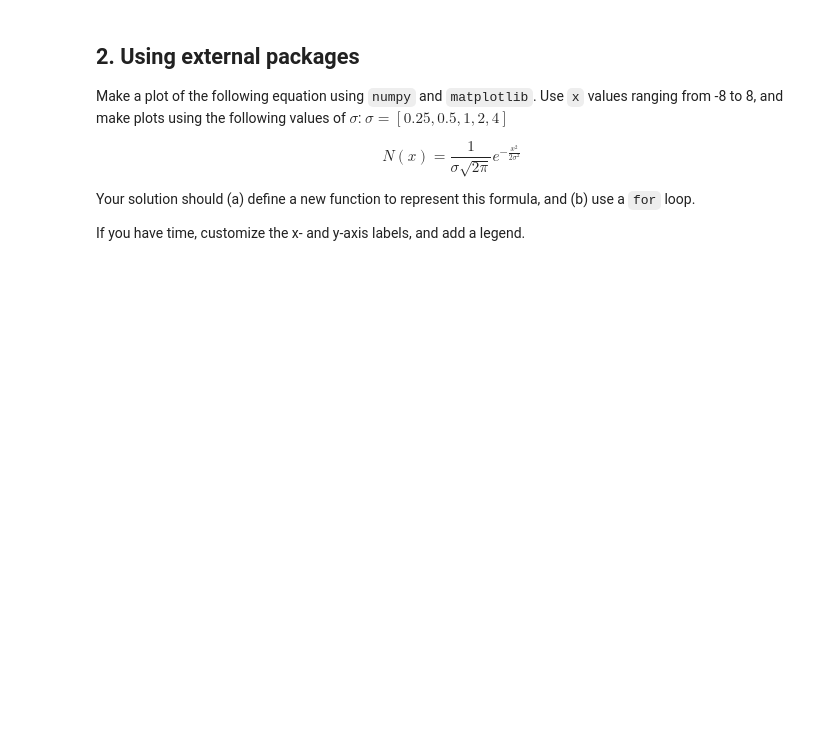
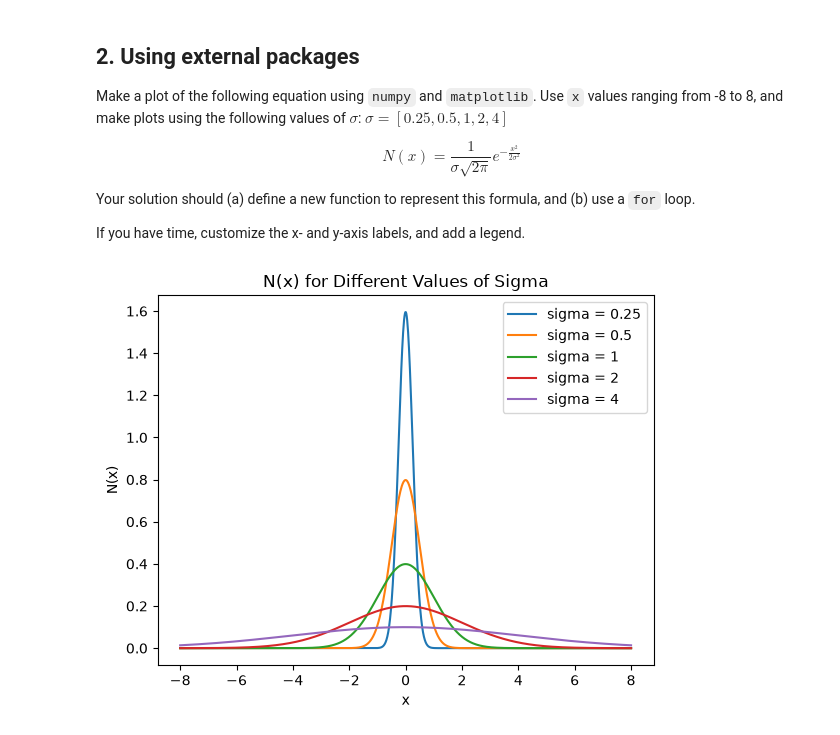
Before and after one commit to cgrandusky/EAPS507-Assignments-Fall2026, a Jupyter notebook: 02_In_Class_Review_Past_Lectures.ipynb, the cells around one changed output. Drawn from its saved outputs; the diff is of its cells as text; code cells hidden in the pictures; blank space fills up the shorter version.

```diff
--- a/02_In_Class_Review_Past_Lectures.ipynb
+++ b/02_In_Class_Review_Past_Lectures.ipynb
@@ -81,0 +136,49 @@ If you have time, customize the x- and y-axis labels, and add a legend.
+# %%
+# import numpy for math
+import numpy as np
+# matplotlib for making graph
+import matplotlib.pyplot as plt
+
+
+#function for the equation given above
+def normal_equation(x, sigma):
+    """Calculates N(x) using x and sigma."""
+
+    # first part of the equation
+    front = 1 / (sigma * np.sqrt(2 * np.pi))
+
+    #exponent separately because it was long
+    exponent = -(x**2) / (2 * sigma**2)
+
+    # parts together for whole equation
+    N = front * np.exp(exponent)
+
+    # have to return N to get answer
+    return N
+
+# I used 1000 points just to makes the lines on the graph look smooth
+x = np.linspace(-8, 8, 1000) # make x values going from -8 to 8
+# values of sigma given
+sigma_values = [0.25, 0.5, 1, 2, 4]
+
+
+for sigma in sigma_values: # loop through each
+
+    # use the function to get N with sigma
+    y = normal_equation(x, sigma)
+
+    # plot and lable sigma
+    plt.plot(x, y, label=f"sigma = {sigma}")
+
+# label whole graph
+plt.xlabel("x")
+plt.ylabel("N(x)")
+plt.title("N(x) for Different Values of Sigma")
+
+# legend added to knwo which sigma
+plt.legend()
+
+#graph show
+plt.show()
+# %% [output]
+[figure, added]
```
Also changed, not shown: parts of 11 cells of this notebook.
